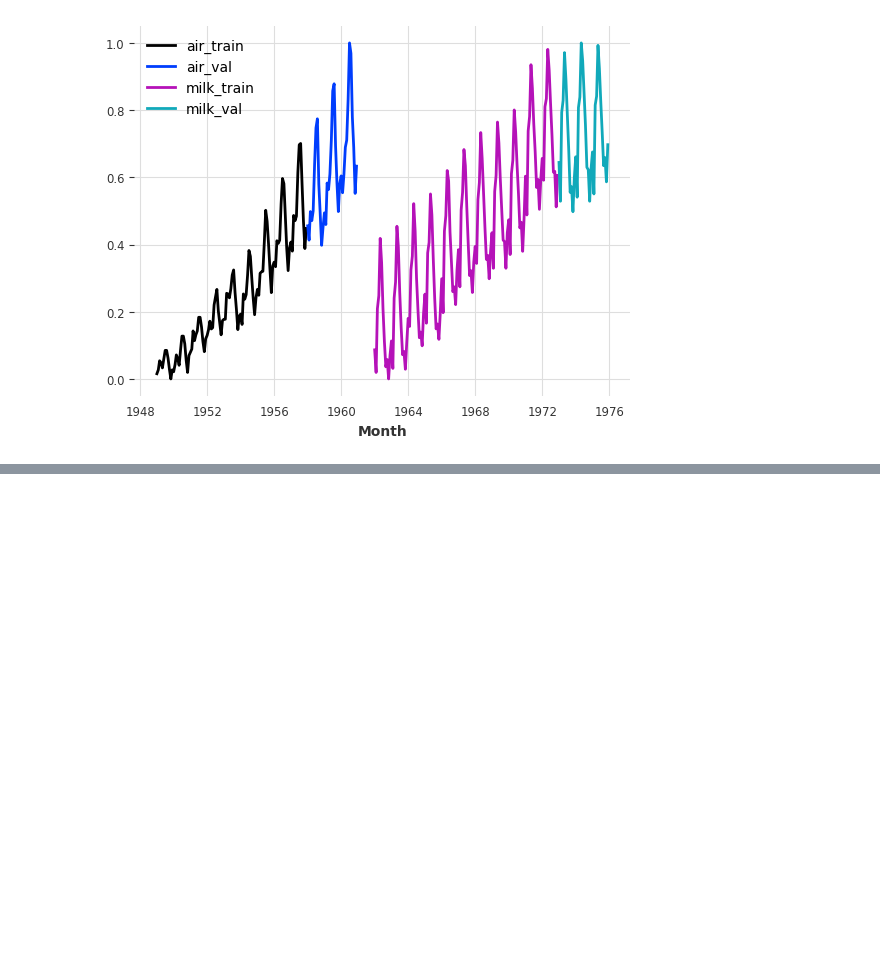
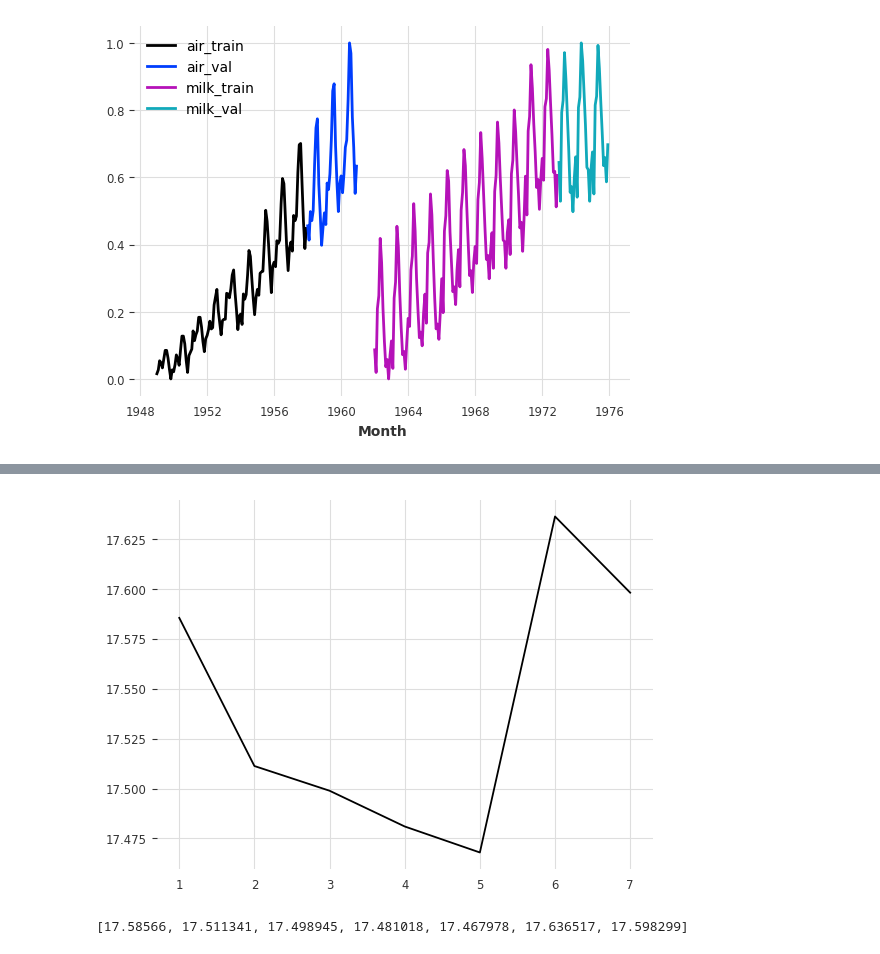
Before and after one commit to dshulman/darts, a Jupyter notebook: examples/102-Multi-time-series-from files.ipynb, the cells around one changed output, grey strips where cells are left out. Saved outputs shown, nothing was run; the diff lists cells and outputs as text; code cells hidden in the pictures; blank space fills up the shorter version.

```diff
--- a/examples/102-Multi-time-series-from files.ipynb
+++ b/examples/102-Multi-time-series-from files.ipynb
@@ -200,0 +330,12 @@ del milk_val
+# %%
+mapes = []
+for n_epoch in [210, 240, 270, 300, 330, 360, 390]:
+    model_fit_files = reset_BlockRNNModels(n_epoch, "lstm-epoch_loop-air1")
+    air_train = load_data_file("air_train.csv", train_data_path)
+    model_fit_files.fit(series=air_train, val_series=air_val)
+    pred = model_fit_files.predict(n=36, series=air_hist)
+    mapes.append(mape(air_val, pred))
+plot_mapes(mapes)
+# %% [output]
+[figure, added]
+[17.58566, 17.511341, 17.498945, 17.481018, 17.467978, 17.636517, 17.598299]
```
Also changed, not shown: parts of 32 cells of this notebook.
